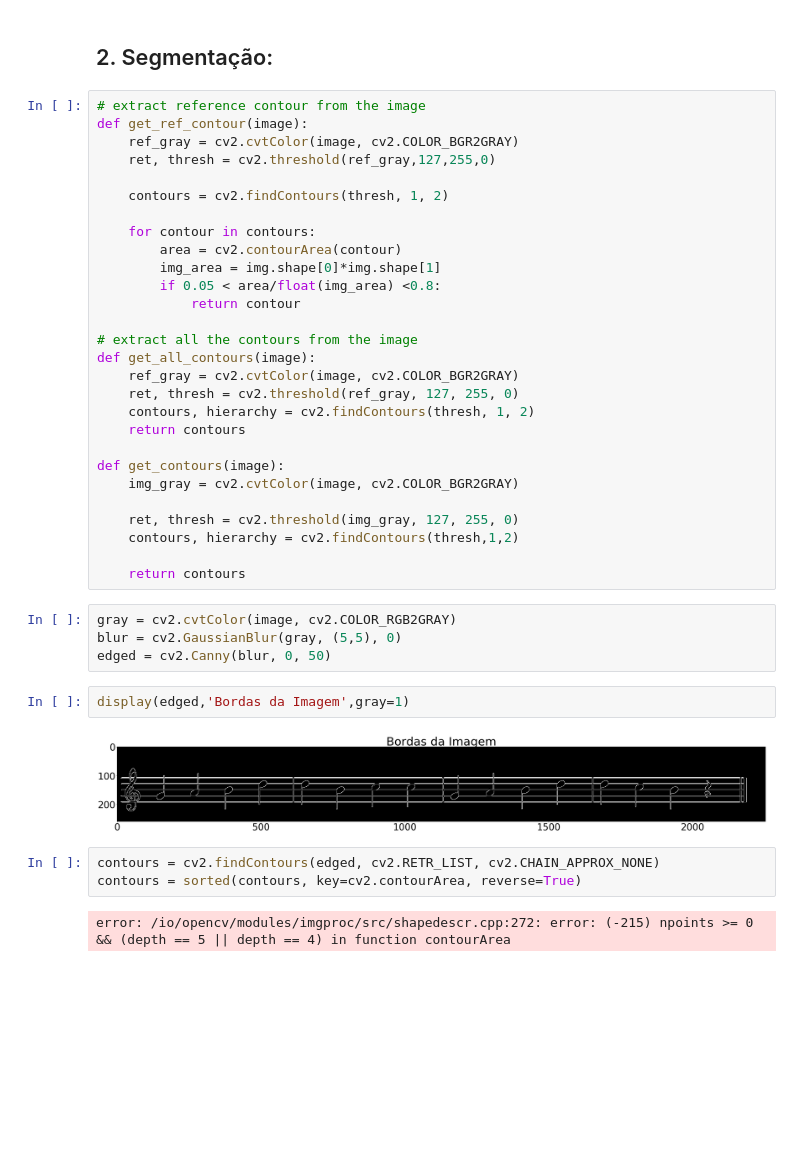
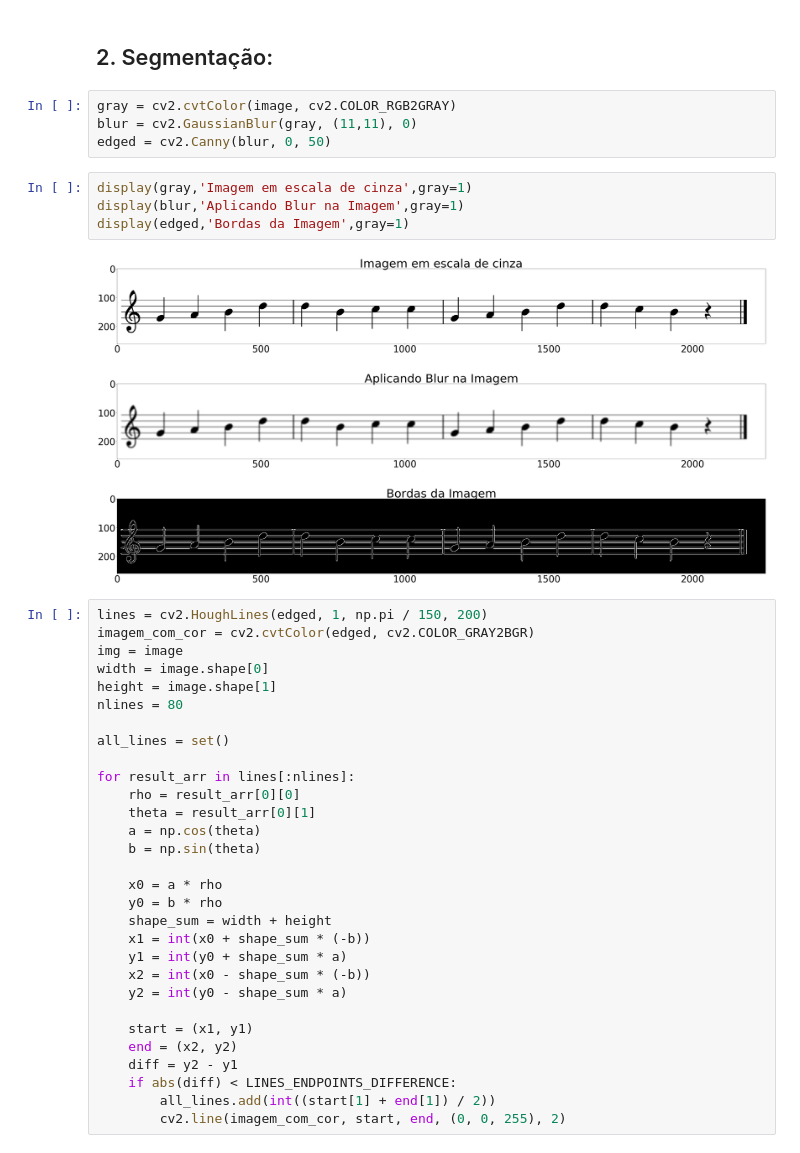
Before and after one commit to brunogriep/dip_music_sheet, a Jupyter notebook: music_sheet_reader.ipynb, the cells around one changed output. Saved outputs shown, nothing was run; the diff lists cells and outputs as text; blank space fills up the shorter version.

Commit message:
adding line detection

```diff
--- a/music_sheet_reader.ipynb
+++ b/music_sheet_reader.ipynb
@@ -81,44 +103,45 @@ display(binaryImage,'Imagem Binária', gray=1)
 [figure]
 # %% [markdown]
 ## 2. Segmentação:
-# %%
-# extract reference contour from the image
-def get_ref_contour(image):
-    ref_gray = cv2.cvtColor(image, cv2.COLOR_BGR2GRAY)
-    ret, thresh = cv2.threshold(ref_gray,127,255,0)
-
-    contours = cv2.findContours(thresh, 1, 2)
-
-    for contour in contours:
-        area = cv2.contourArea(contour)
-        img_area = img.shape[0]*img.shape[1]
-        if 0.05 < area/float(img_area) <0.8:
-            return contour
-
-# extract all the contours from the image
-def get_all_contours(image):
-    ref_gray = cv2.cvtColor(image, cv2.COLOR_BGR2GRAY)
-    ret, thresh = cv2.threshold(ref_gray, 127, 255, 0)
-    contours, hierarchy = cv2.findContours(thresh, 1, 2)
-    return contours
-
-def get_contours(image):
-    img_gray = cv2.cvtColor(image, cv2.COLOR_BGR2GRAY)
-
-    ret, thresh = cv2.threshold(img_gray, 127, 255, 0)
-    contours, hierarchy = cv2.findContours(thresh,1,2)
-
-    return contours
 # %%
 gray = cv2.cvtColor(image, cv2.COLOR_RGB2GRAY)
-blur = cv2.GaussianBlur(gray, (5,5), 0)
+blur = cv2.GaussianBlur(gray, (11,11), 0)
 edged = cv2.Canny(blur, 0, 50)
 # %%
+display(gray,'Imagem em escala de cinza',gray=1)
+display(blur,'Aplicando Blur na Imagem',gray=1)
 display(edged,'Bordas da Imagem',gray=1)
 # %% [output]
-[figure, old version]
+[figure, new version]
+[figure, added]
+[figure, added]
-# %%
-contours = cv2.findContours(edged, cv2.RETR_LIST, cv2.CHAIN_APPROX_NONE)
-contours = sorted(contours, key=cv2.contourArea, reverse=True)
-# %% [output]
-error: /io/opencv/modules/imgproc/src/shapedescr.cpp:272: error: (-215) npoints >= 0 && (depth == 5 || depth == 4) in function contourArea
+# %%
+lines = cv2.HoughLines(edged, 1, np.pi / 150, 200)
+imagem_com_cor = cv2.cvtColor(edged, cv2.COLOR_GRAY2BGR)
+img = image
+width = image.shape[0]
+height = image.shape[1]
+nlines = 80
+
+all_lines = set()
+
+for result_arr in lines[:nlines]:
+    rho = result_arr[0][0]
+    theta = result_arr[0][1]
+    a = np.cos(theta)
+    b = np.sin(theta)
+
+    x0 = a * rho
+    y0 = b * rho
+    shape_sum = width + height
+    x1 = int(x0 + shape_sum * (-b))
+    y1 = int(y0 + shape_sum * a)
+    x2 = int(x0 - shape_sum * (-b))
+    y2 = int(y0 - shape_sum * a)
+
+    start = (x1, y1)
+    end = (x2, y2)
+    diff = y2 - y1
+    if abs(diff) < LINES_ENDPOINTS_DIFFERENCE:
+        all_lines.add(int((start[1] + end[1]) / 2))
+        cv2.line(imagem_com_cor, start, end, (0, 0, 255), 2)
```
Also changed, not shown: parts of 9 cells of this notebook.
